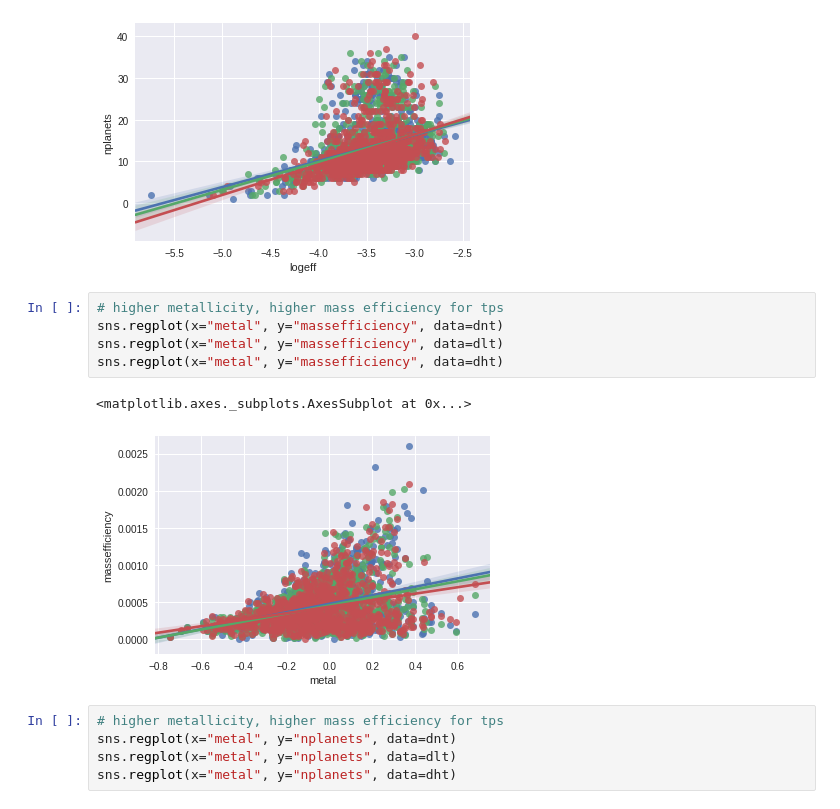
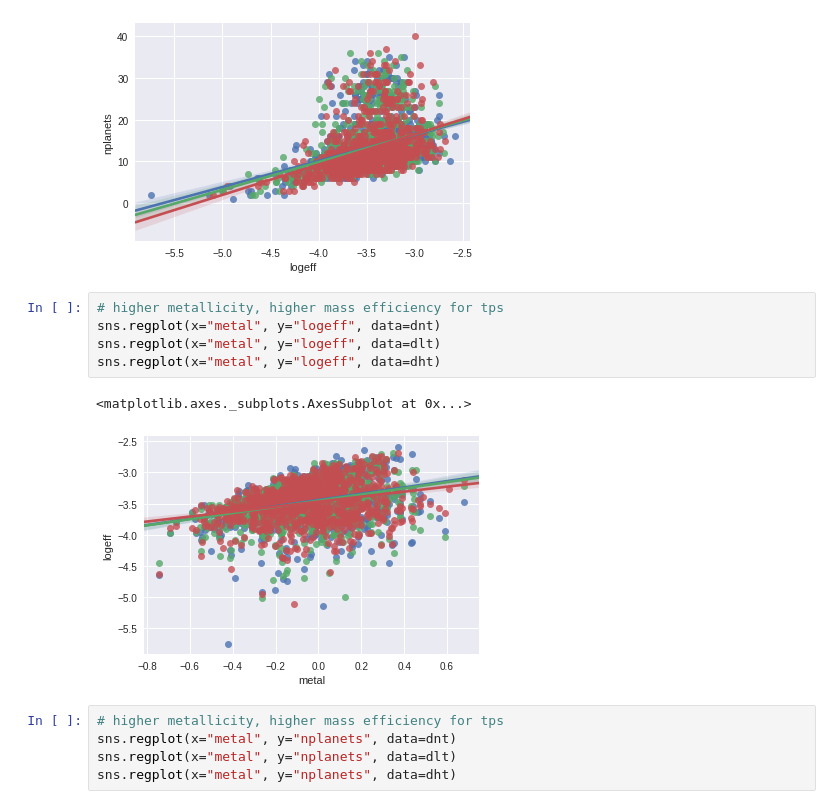
Before and after one commit to saint-germain/population_synthesis, a Jupyter notebook: tools/separate_stats.ipynb, the cells around one changed output. Cells and saved outputs as stored; diff of their text form.

```diff
--- a/tools/separate_stats.ipynb
+++ b/tools/separate_stats.ipynb
@@ -202,12 +203,12 @@ sns.regplot(x="logeff", y="nplanets", data=dht)
 [figure]
 # %%
 # higher metallicity, higher mass efficiency for tps
-sns.regplot(x="metal", y="massefficiency", data=dnt)
-sns.regplot(x="metal", y="massefficiency", data=dlt)
-sns.regplot(x="metal", y="massefficiency", data=dht)
+sns.regplot(x="metal", y="logeff", data=dnt)
+sns.regplot(x="metal", y="logeff", data=dlt)
+sns.regplot(x="metal", y="logeff", data=dht)
 # %% [output]
 <matplotlib.axes._subplots.AxesSubplot at 0x...>
-[figure, old version]
+[figure, new version]
 # %%
 # higher metallicity, higher mass efficiency for tps
 sns.regplot(x="metal", y="nplanets", data=dnt)
```
Also changed, not shown: parts of 1 cell of this notebook.
